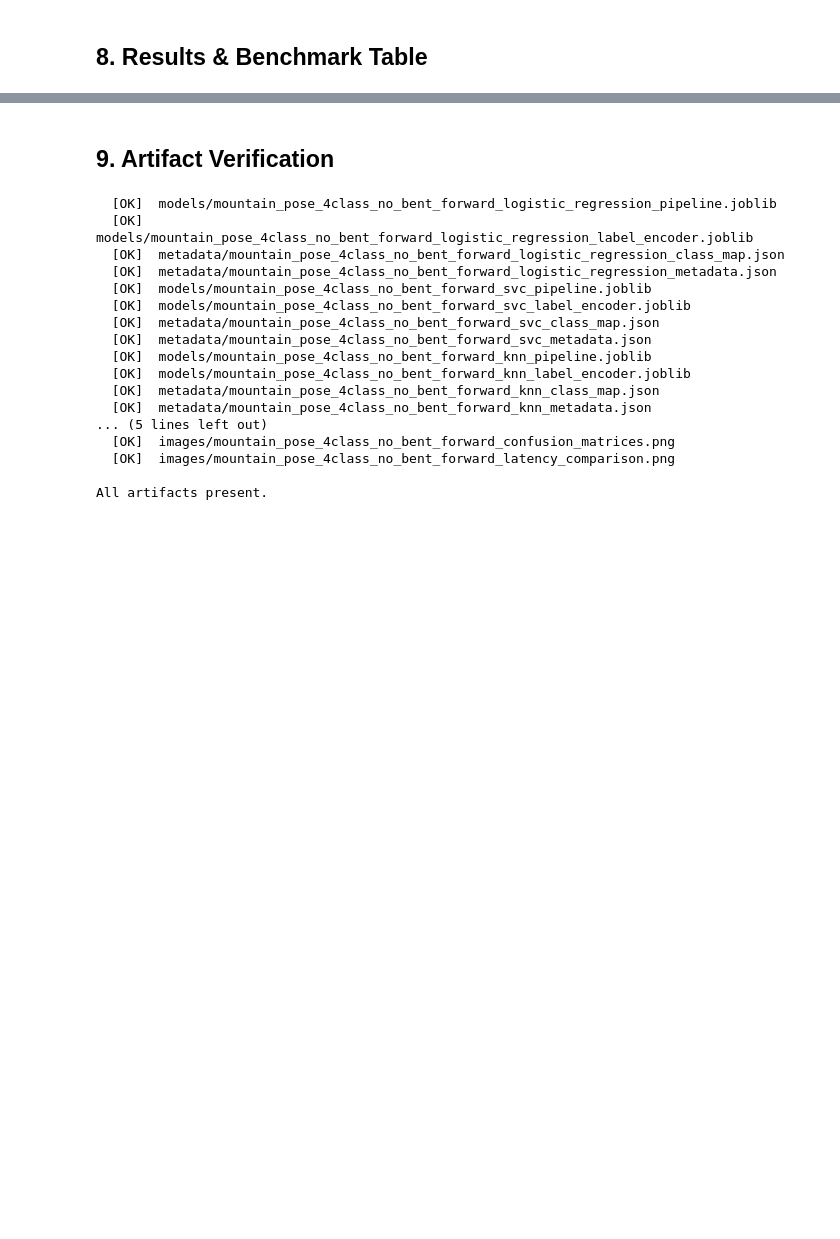
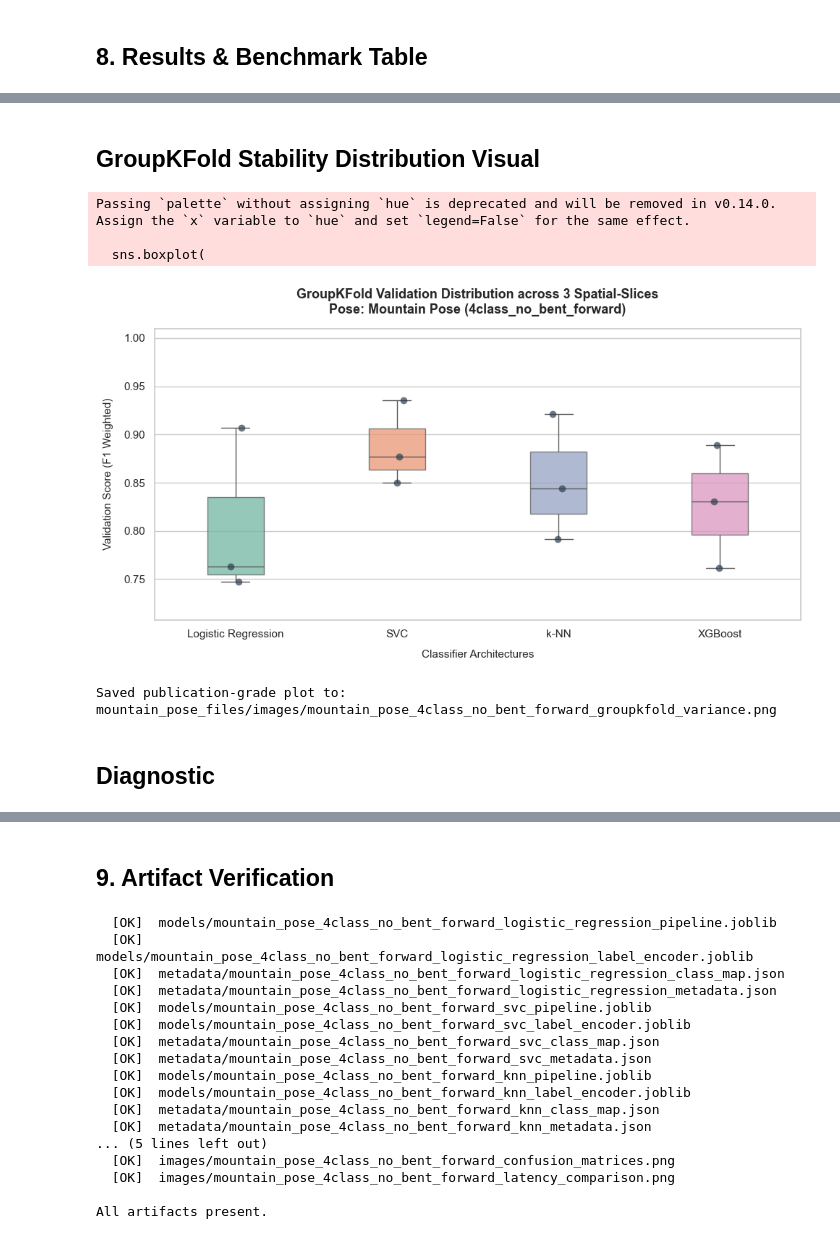
Before and after one commit to aayush-12321/YogAI_Project, a Jupyter notebook: src/models/training/mountain_pose_experiment.ipynb, the cells around one changed output, grey strips where cells are left out. Cells and saved outputs as stored; diff of their text form; code cells hidden in the pictures; blank space fills up the shorter version.

Commit message:
Comparision between different models of mountain. And started testing with videos

```diff
--- a/src/models/training/mountain_pose_experiment.ipynb
+++ b/src/models/training/mountain_pose_experiment.ipynb
@@ -854 +950,81 @@ print(f"Saved -> {OUTPUT_ROOT.name}/images/{img_path.name}")
 Saved -> mountain_pose_files/images/mountain_pose_4class_no_bent_forward_latency_comparison.png
+# %% [markdown]
+## GroupKFold Stability Distribution Visual
+# %%
+
+# Structure raw data into a DataFrame
+cv_box_data = {r["model"]: r["cv_folds_scores"] for r in all_results}
+df_cv_box = pd.DataFrame(cv_box_data)
+
+# Map snake_case model names to formal academic typography
+formal_names = {
+    "logistic_regression": "Logistic Regression",
+    "svc": "SVC",
+    "knn": "k-NN",
+    "xgboost": "XGBoost"
+}
+df_cv_box.columns = [formal_names.get(col, col) for col in df_cv_box.columns]
+
+# Melt data for Seaborn processing
+df_cv_melted = df_cv_box.melt(var_name='Model', value_name='Cross-Val Score')
+
+# Setup visualization canvas
+fig, ax = plt.subplots(figsize=(10, 5.5))
+sns.set_theme(style="whitegrid")
+
+# Draw boxes — showfliers=False removes duplicate outlier circles
+sns.boxplot(
+    data=df_cv_melted,
+    x='Model',
+    y='Cross-Val Score',
+    palette='Set2',
+    width=0.35,
+    showfliers=False,
+    ax=ax,
+    boxprops=dict(alpha=0.75)
+)
+
+# Overlay individual fold markers transparently
+sns.stripplot(
+    data=df_cv_melted,
+    x='Model',
+    y='Cross-Val Score',
+    color='#2c3e50',
+    alpha=0.7,
+    size=7,
+    jitter=0.05,
+    ax=ax
+)
+
+# Academic formatting and labeling adjustments
+scoring_name = CV_CONFIG['scoring'].replace('_', ' ').title()
+ax.set_title(
+    f"GroupKFold Validation Distribution across {n_splits_actual} Spatial-Slices\n"
+    f"Pose: {POSE_NAME.replace('_', ' ').title()} ({experiment_tag})",
+    fontsize=13,
+    pad=15,
+    weight='bold'
+)
+ax.set_ylabel(f"Validation Score ({scoring_name})", fontsize=11, labelpad=10)
+ax.set_xlabel("Classifier Architectures", fontsize=11, labelpad=10)
+
+# Zoom in vertically to match your data range seamlessly
+min_val = df_cv_melted['Cross-Val Score'].min()
+ax.set_ylim(max(0.0, min_val - 0.04), 1.01)
+
+plt.tight_layout()
+
+# Save publication-quality artifact (300 DPI is standard for print layout)
+box_img_path = DIR_IMAGES / f"{POSE_NAME}_{experiment_tag}_groupkfold_variance.png"
+plt.savefig(box_img_path, dpi=300, bbox_inches="tight")
+plt.show()
+
+print(f"Saved publication-grade plot to: {OUTPUT_ROOT.name}/images/{box_img_path.name}")
+# %% [output]
+Passing `palette` without assigning `hue` is deprecated and will be removed in v0.14.0. Assign the `x` variable to `hue` and set `legend=False` for the same effect.
+
+  sns.boxplot(
+[figure, added]
+Saved publication-grade plot to: mountain_pose_files/images/mountain_pose_4class_no_bent_forward_groupkfold_variance.png
+# %% [markdown]
+## Diagnostic
```
Also changed, not shown: parts of 26 cells of this notebook, 41 other files.
